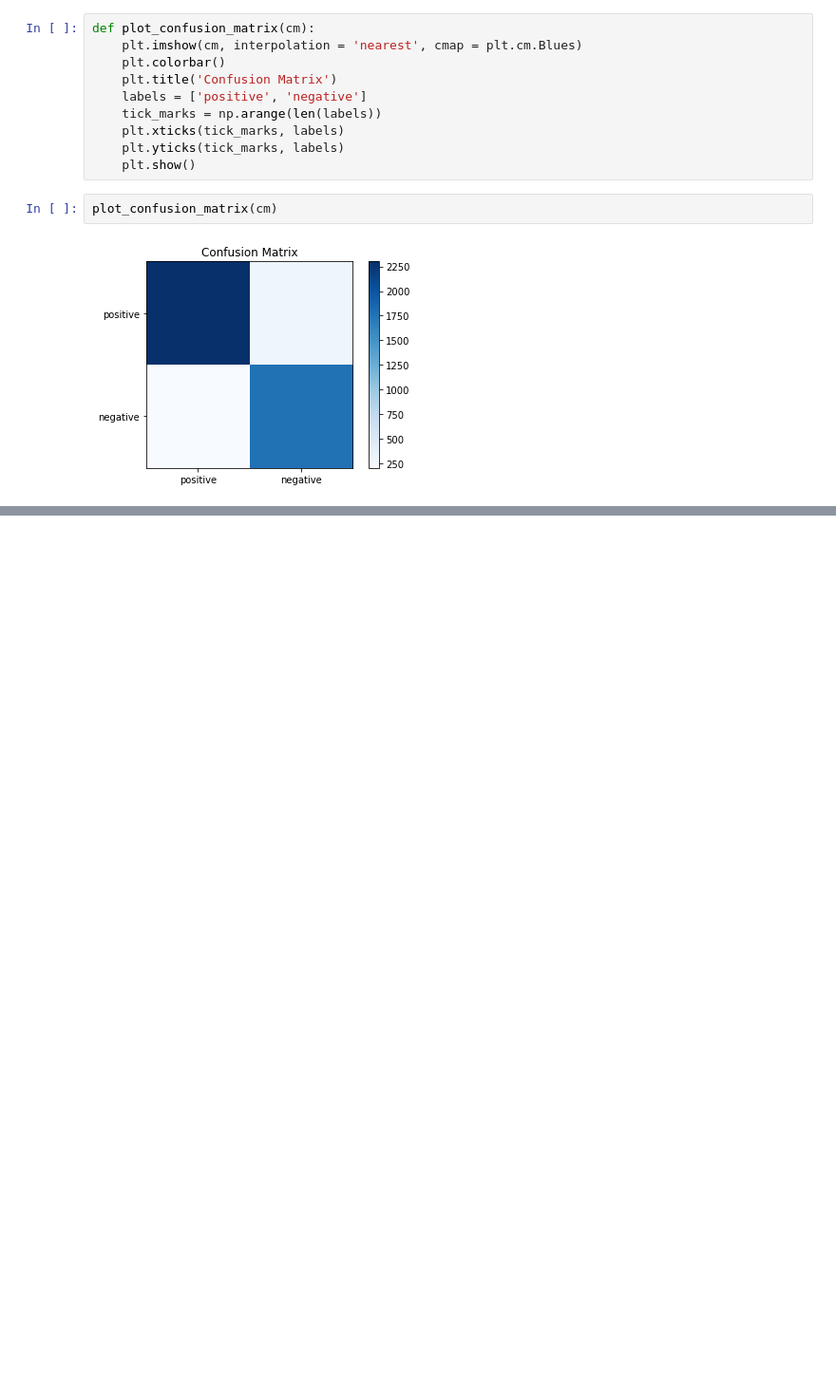
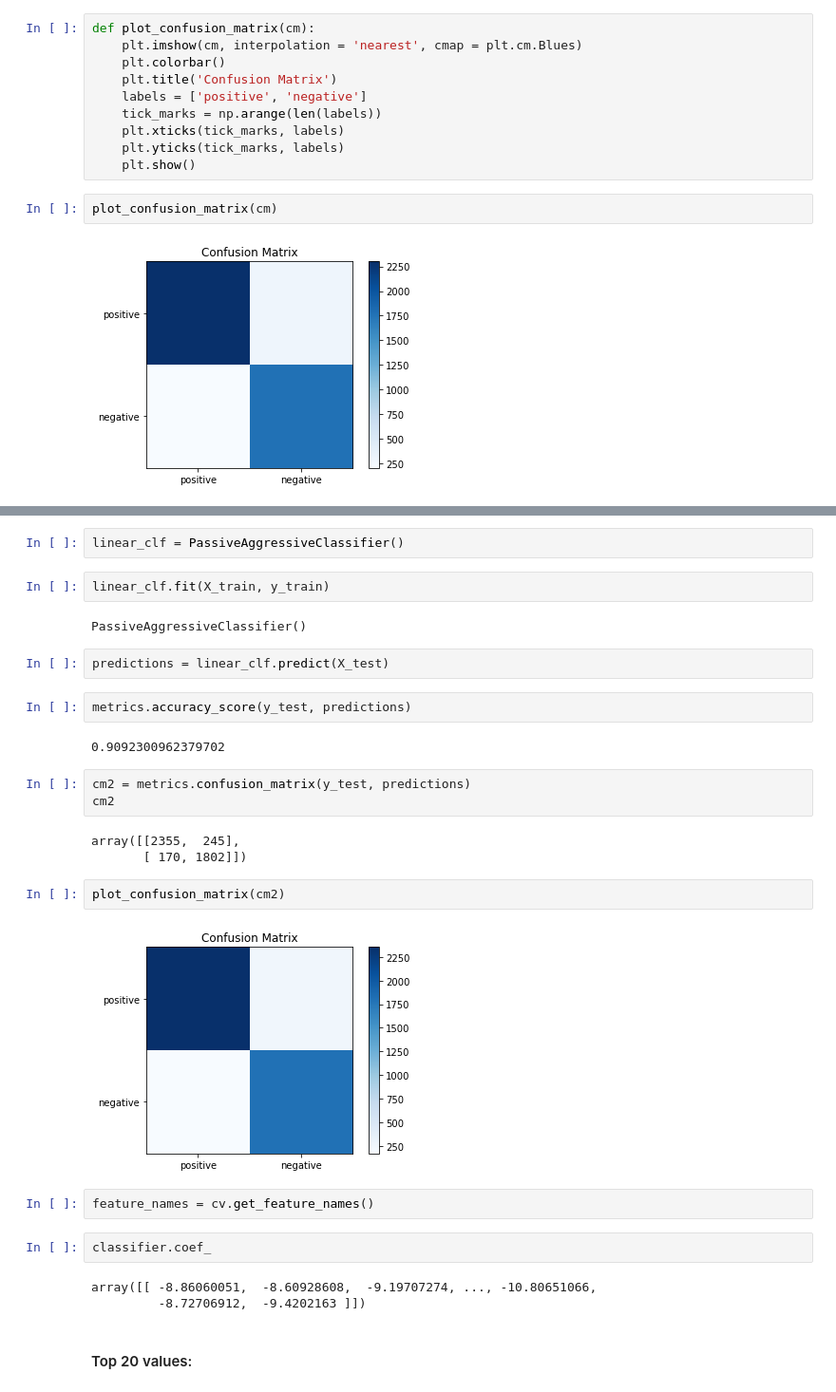
Before and after one commit to puneetsran/fake_news, a Jupyter notebook: fake_news.ipynb, the cells around one changed output, grey strips where cells are left out. Shown at 95% size. Drawn from its saved outputs; the diff is of its cells as text; blank space fills up the shorter version.

Commit message:
apply passive aggresive classifier and view top 20 values

```diff
--- a/fake_news.ipynb
+++ b/fake_news.ipynb
@@ -349,0 +354,31 @@ plot_confusion_matrix(cm)
+# %%
+linear_clf = PassiveAggressiveClassifier()
+# %%
+linear_clf.fit(X_train, y_train)
+# %% [output]
+PassiveAggressiveClassifier()
+# %%
+predictions = linear_clf.predict(X_test)
+# %%
+metrics.accuracy_score(y_test, predictions)
+# %% [output]
+0.9092300962379702
+# %%
+cm2 = metrics.confusion_matrix(y_test, predictions)
+cm2
+# %% [output]
+array([[2355,  245],
+       [ 170, 1802]])
+# %%
+plot_confusion_matrix(cm2)
+# %% [output]
+[figure, added]
+# %%
+feature_names = cv.get_feature_names()
+# %%
+classifier.coef_
+# %% [output]
+array([[ -8.86060051,  -8.60928608,  -9.19707274, ..., -10.80651066,
+         -8.72706912,  -9.4202163 ]])
+# %% [markdown]
+#### Top 20 values:
```
Also changed, not shown: parts of 3 cells of this notebook.
